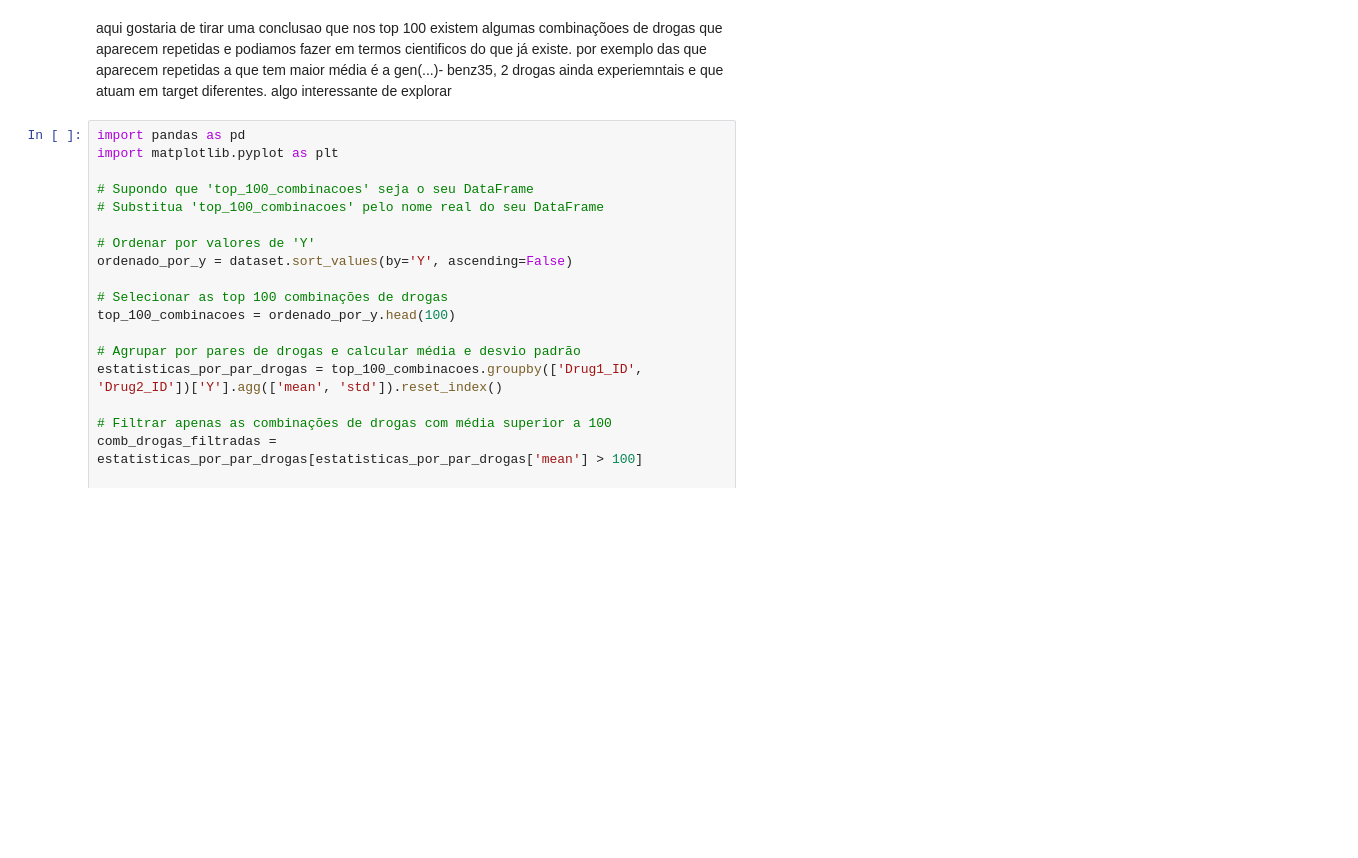
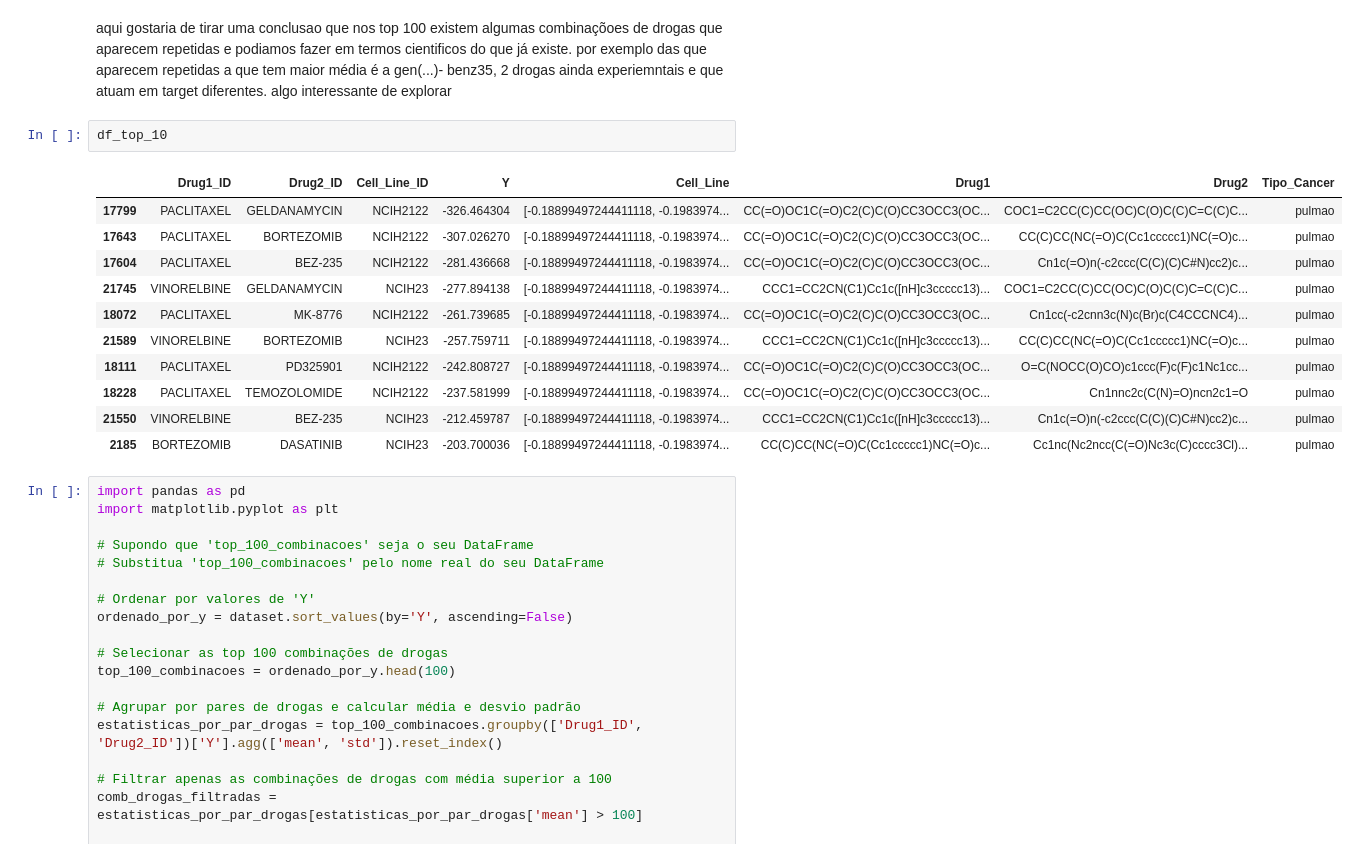
Before and after one commit to GuilhermeLoboSousa/Work-SIB, a Jupyter notebook: Parte1.ipynb, the cells around one changed output. Cells and saved outputs as stored; diff of their text form; blank space fills up the shorter version.

```diff
--- a/Parte1.ipynb
+++ b/Parte1.ipynb
@@ -201,5 +201,19 @@ plt.show()
 # %% [markdown]
 aqui gostaria de tirar uma conclusao que nos top 100 existem algumas combinaçõoes de drogas que aparecem repetidas e podiamos fazer em termos cientificos do que já existe. por exemplo das que aparecem repetidas a que tem maior média é a gen(...)- benz35, 2 drogas ainda experiemntais e  que atuam em target diferentes. algo interessante de explorar
+# %%
+df_top_10
+# %% [output]
+|  | Drug1_ID | Drug2_ID | Cell_Line_ID | Y | Cell_Line | Drug1 | Drug2 | Tipo_Cancer |
+| 17799 | PACLITAXEL | GELDANAMYCIN | NCIH2122 | -326.464304 | [-0.18899497244411118, -0.1983974... | CC(=O)OC1C(=O)C2(C)C(O)CC3OCC3(OC... | COC1=C2CC(C)CC(OC)C(O)C(C)C=C(C)C... | pulmao |
+| 17643 | PACLITAXEL | BORTEZOMIB | NCIH2122 | -307.026270 | [-0.18899497244411118, -0.1983974... | CC(=O)OC1C(=O)C2(C)C(O)CC3OCC3(OC... | CC(C)CC(NC(=O)C(Cc1ccccc1)NC(=O)c... | pulmao |
+| 17604 | PACLITAXEL | BEZ-235 | NCIH2122 | -281.436668 | [-0.18899497244411118, -0.1983974... | CC(=O)OC1C(=O)C2(C)C(O)CC3OCC3(OC... | Cn1c(=O)n(-c2ccc(C(C)(C)C#N)cc2)c... | pulmao |
+| 21745 | VINORELBINE | GELDANAMYCIN | NCIH23 | -277.894138 | [-0.18899497244411118, -0.1983974... | CCC1=CC2CN(C1)Cc1c([nH]c3ccccc13)... | COC1=C2CC(C)CC(OC)C(O)C(C)C=C(C)C... | pulmao |
+| 18072 | PACLITAXEL | MK-8776 | NCIH2122 | -261.739685 | [-0.18899497244411118, -0.1983974... | CC(=O)OC1C(=O)C2(C)C(O)CC3OCC3(OC... | Cn1cc(-c2cnn3c(N)c(Br)c(C4CCCNC4)... | pulmao |
+| 21589 | VINORELBINE | BORTEZOMIB | NCIH23 | -257.759711 | [-0.18899497244411118, -0.1983974... | CCC1=CC2CN(C1)Cc1c([nH]c3ccccc13)... | CC(C)CC(NC(=O)C(Cc1ccccc1)NC(=O)c... | pulmao |
+| 18111 | PACLITAXEL | PD325901 | NCIH2122 | -242.808727 | [-0.18899497244411118, -0.1983974... | CC(=O)OC1C(=O)C2(C)C(O)CC3OCC3(OC... | O=C(NOCC(O)CO)c1ccc(F)c(F)c1Nc1cc... | pulmao |
+| 18228 | PACLITAXEL | TEMOZOLOMIDE | NCIH2122 | -237.581999 | [-0.18899497244411118, -0.1983974... | CC(=O)OC1C(=O)C2(C)C(O)CC3OCC3(OC... | Cn1nnc2c(C(N)=O)ncn2c1=O | pulmao |
+| 21550 | VINORELBINE | BEZ-235 | NCIH23 | -212.459787 | [-0.18899497244411118, -0.1983974... | CCC1=CC2CN(C1)Cc1c([nH]c3ccccc13)... | Cn1c(=O)n(-c2ccc(C(C)(C)C#N)cc2)c... | pulmao |
+| 2185 | BORTEZOMIB | DASATINIB | NCIH23 | -203.700036 | [-0.18899497244411118, -0.1983974... | CC(C)CC(NC(=O)C(Cc1ccccc1)NC(=O)c... | Cc1nc(Nc2ncc(C(=O)Nc3c(C)cccc3Cl)... | pulmao |
 # %%
 import pandas as pd
 import matplotlib.pyplot as plt
```
Also changed, not shown: parts of 6 cells of this notebook.
